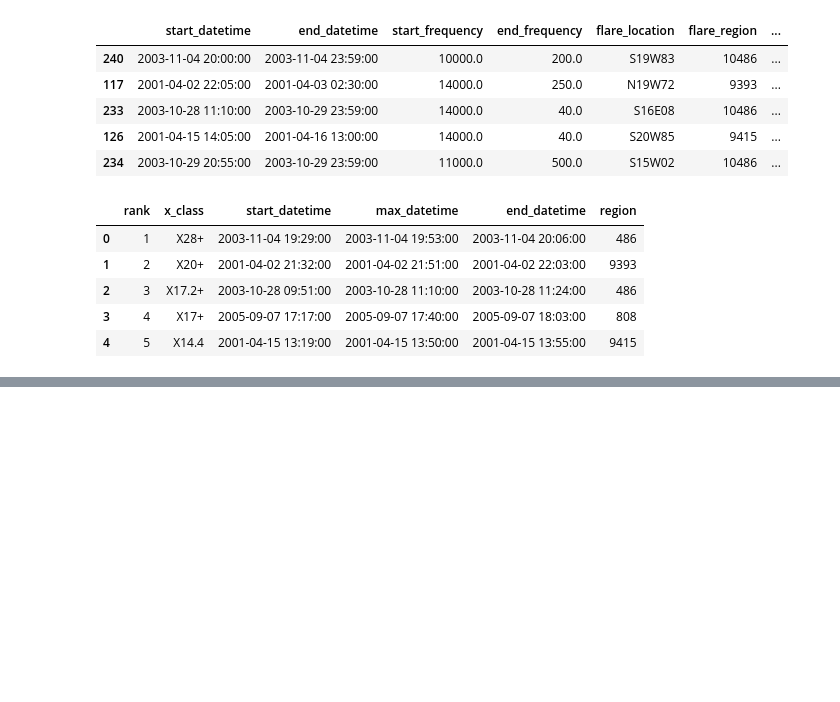
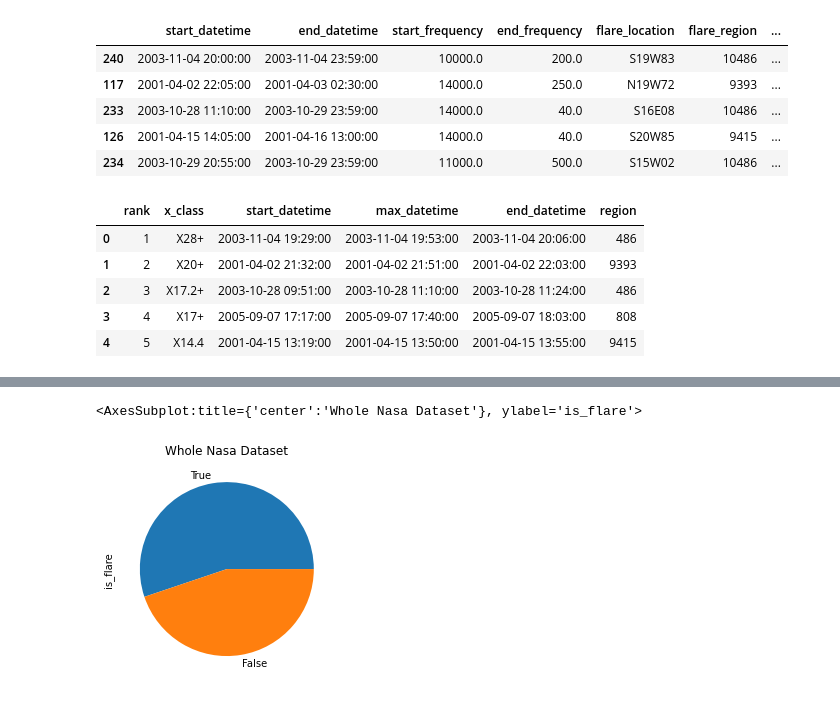
Before and after one commit to M-Sender/cmps3160, a Jupyter notebook: _projects/project1.ipynb, the cells around one changed output, grey strips where cells are left out. Saved outputs shown, nothing was run; the diff lists cells and outputs as text; code cells hidden in the pictures; blank space fills up the shorter version.

```diff
--- a/_projects/project1.ipynb
+++ b/_projects/project1.ipynb
@@ -326,0 +365,7 @@ for top_i in dataFrame_update.iterrows():
+# %%
+nasa_df.is_flare.value_counts().plot.pie(title="Whole Nasa Dataset")
+#Below is the whole nasa dataset for if they have a halo cme.
+#As you can see, there was a higher proportion of halo cmes in the top 50 solar flares than when compared to the whole dataset.
+# %% [output]
+<AxesSubplot:title={'center':'Whole Nasa Dataset'}, ylabel='is_flare'>
+[figure, added]
```
Also changed, not shown: parts of 6 cells of this notebook.
